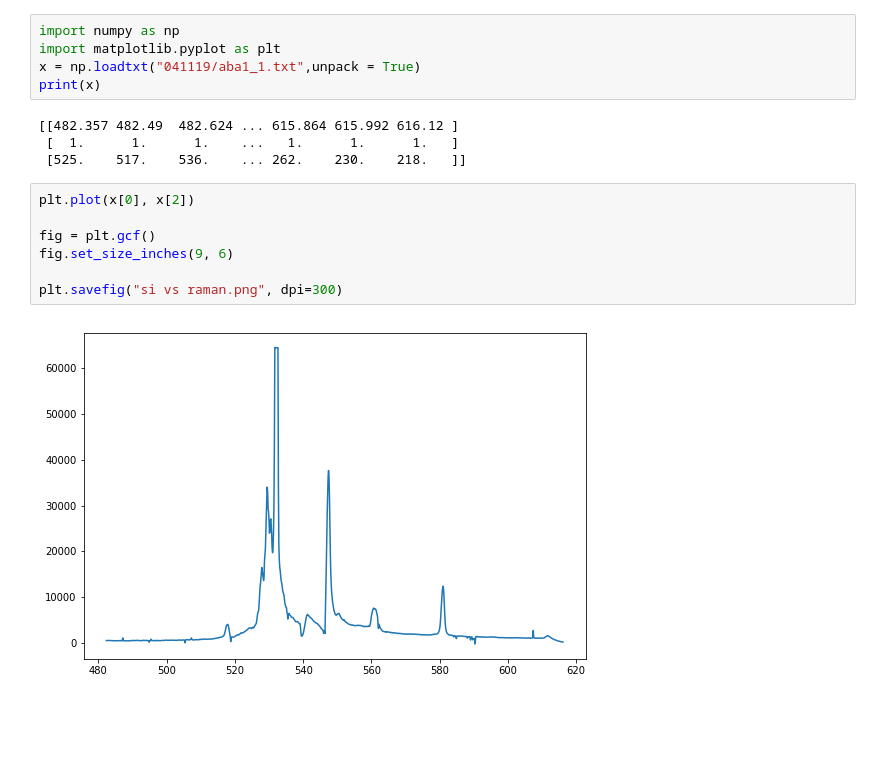
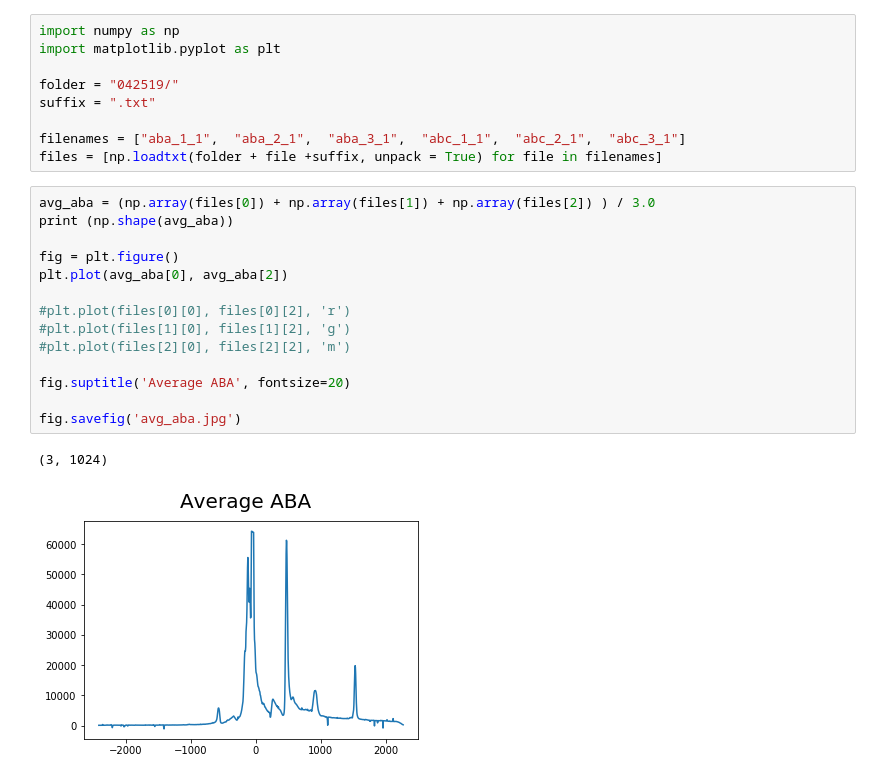
Before and after one commit to Yi-J-Zhu/ULAB, a Jupyter notebook: Raman.ipynb, the cells around one changed output. Cells and saved outputs as stored; diff of their text form; blank space fills up the shorter version.

```diff
--- a/Raman.ipynb
+++ b/Raman.ipynb
@@ -1,18 +1,26 @@
 # %%
 import numpy as np
 import matplotlib.pyplot as plt
-x = np.loadtxt("041119/aba1_1.txt",unpack = True)
-print(x)
+
+folder = "042519/"
+suffix = ".txt"
+
+filenames = ["aba_1_1",  "aba_2_1",  "aba_3_1",  "abc_1_1",  "abc_2_1",  "abc_3_1"]
+files = [np.loadtxt(folder + file +suffix, unpack = True) for file in filenames]
-# %% [output]
-[[482.357 482.49  482.624 ... 615.864 615.992 616.12 ]
- [  1.      1.      1.    ...   1.      1.      1.   ]
- [525.    517.    536.    ... 262.    230.    218.   ]]
-# %%
-plt.plot(x[0], x[2])
-
-fig = plt.gcf()
-fig.set_size_inches(9, 6)
-
-plt.savefig("si vs raman.png", dpi=300)
-# %% [output]
-[figure, removed]
+# %%
+avg_aba = (np.array(files[0]) + np.array(files[1]) + np.array(files[2]) ) / 3.0
+print (np.shape(avg_aba))
+
+fig = plt.figure()
+plt.plot(avg_aba[0], avg_aba[2])
+
+#plt.plot(files[0][0], files[0][2], 'r')
+#plt.plot(files[1][0], files[1][2], 'g')
+#plt.plot(files[2][0], files[2][2], 'm')
+
+fig.suptitle('Average ABA', fontsize=20)
+
+fig.savefig('avg_aba.jpg')
+# %% [output]
+(3, 1024)
+[figure, added]
```
Also changed, not shown: parts of 2 cells of this notebook, 5 other files.
